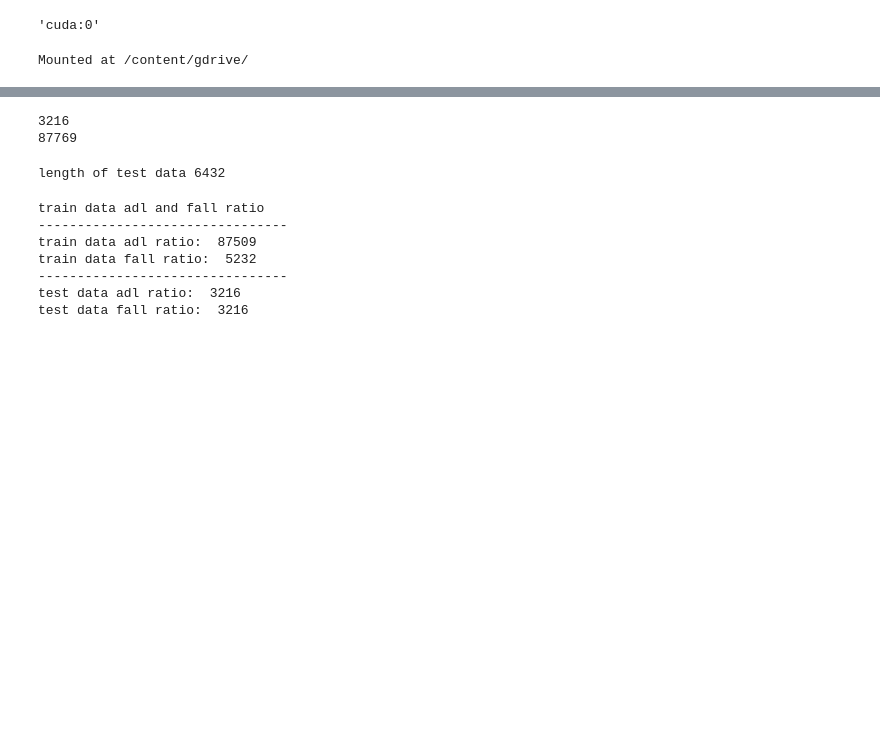
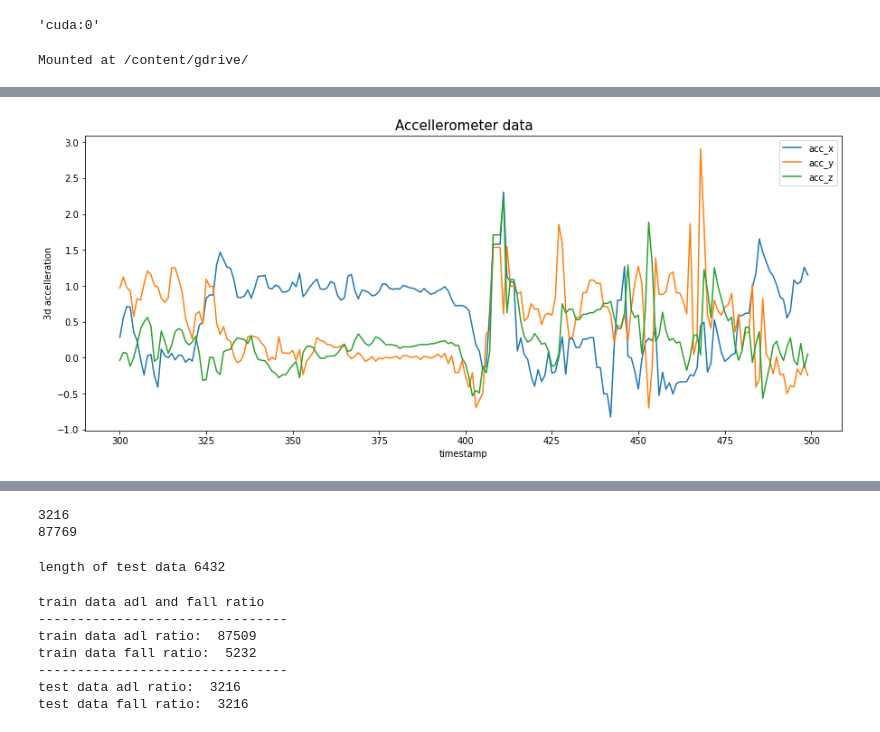
Before and after one commit to SicilianoBartolomeo/Sistemi-ad-agenti, a Jupyter notebook: smartFallLstm.ipynb, the cells around one changed output, grey strips where cells are left out. Saved outputs shown, nothing was run; the diff lists cells and outputs as text; code cells hidden in the pictures; blank space fills up the shorter version.

```diff
--- a/smartFallLstm.ipynb
+++ b/smartFallLstm.ipynb
@@ -65,0 +59,12 @@ test = pd.read_csv('/content/gdrive/MyDrive/SmartFall Testing.csv')
+# %%
+plt.figure(figsize = (15, 6))
+plt.title('Accellerometer data', fontsize = 15)
+plt.xlabel('timestamp')
+plt.ylabel('3d accelleration')
+plt.plot(train[' ms_accelerometer_x'][300:500] ,label = 'acc_x')
+plt.plot(train[' ms_accelerometer_y'][300:500] ,label = 'acc_y')
+plt.plot(train[' ms_accelerometer_z'][300:500] ,label = 'acc_z')
+plt.legend()
+plt.show()
+# %% [output]
+[figure, added]
```
Also changed, not shown: parts of 6 cells of this notebook.
